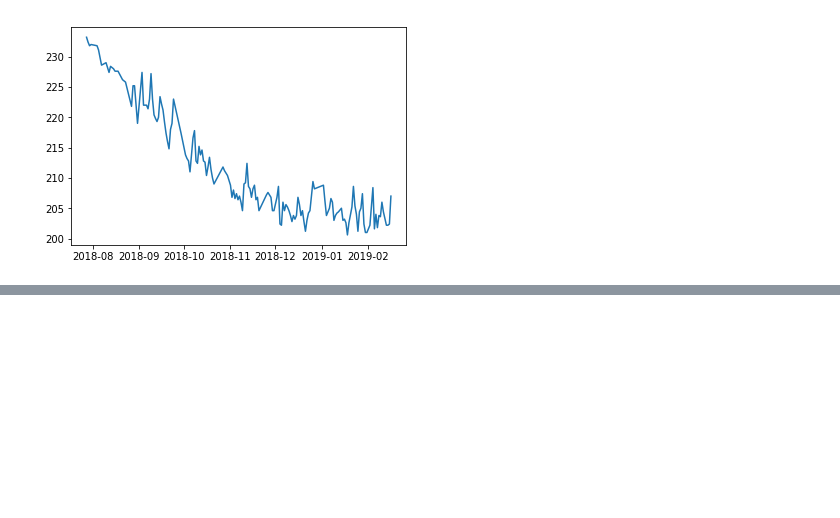
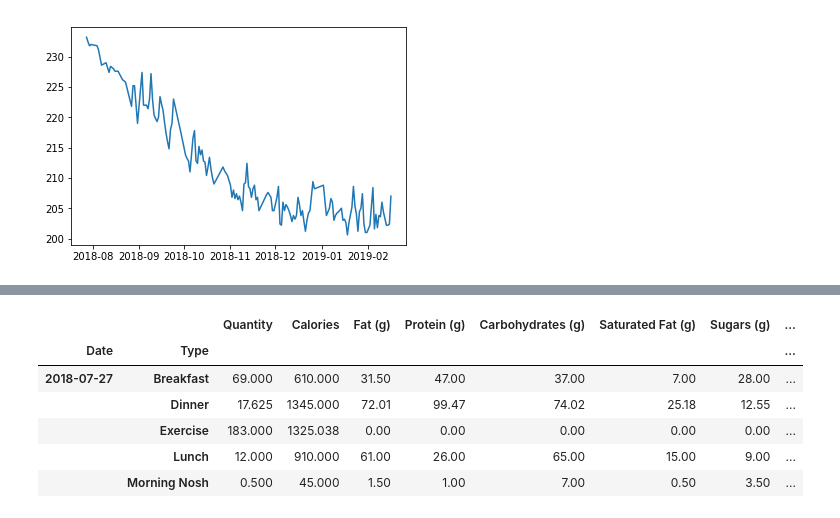
Before and after one commit to arodriguez2018/nutrition_and_activity, a Jupyter notebook: Notebook_analysis.ipynb, the cells around one changed output, grey strips where cells are left out. Drawn from its saved outputs; the diff is of its cells as text; code cells hidden in the pictures; blank space fills up the shorter version.

```diff
--- a/Notebook_analysis.ipynb
+++ b/Notebook_analysis.ipynb
@@ -149,0 +148,17 @@ memory usage: 368.9+ KB
+# %%
+numeric_convert = ['Quantity',
+                  'Calories',
+                  'Fat (g)',
+                  'Protein (g)',
+                  'Carbohydrates (g)',
+                  'Saturated Fat (g)',
+                  'Sugars (g)',
+                  'Fiber (g)',
+                  'Cholesterol (mg)',
+                  'Sodium (mg)'
+                  ]
+
+finaldf[numeric_convert] = finaldf[numeric_convert].apply(pd.to_numeric, errors='coerce')
+
+#convert = ['API #', 'Gas', 'DT', 'Water', 'CP', 'Choke', 'TP', 'SLP']
+#df[convert] = df[convert].apply(pd.to_numeric, errors='coerce')
@@ -149,0 +186,16 @@ memory usage: 368.9+ KB
+# %%
+finaldf1 = finaldf.groupby([pd.Grouper(freq='D'), 'Type']).sum()
+
+# AVERAGE BY STOP FOR 7 DAY
+#df_daily_routeswa = df.groupby([pd.Grouper(freq='D'), 'Stop']).sum() # Groups numeric columns by Day then Area, have to use some sort of aggregation
+#ddr_gaswa = df_daily_routeswa.unstack('Stop')['Gas'] # Make column names the areas and filter out API / DT
+#ddr_gaswa['Total'] = ddr_gaswa.sum(axis=1) # Add a total column by adding across rows
+#t181202wa = ddr_gaswa.T
+# %% [output]
+|  |  | Quantity | Calories | Fat (g) | Protein (g) | Carbohydrates (g) | Saturated Fat (g) | Sugars (g) | ... |
+| Date | Type |  |  |  |  |  |  |  | ... |
+| 2018-07-27 | Breakfast | 69.000 | 610.000 | 31.50 | 47.00 | 37.00 | 7.00 | 28.00 | ... |
+|  | Dinner | 17.625 | 1345.000 | 72.01 | 99.47 | 74.02 | 25.18 | 12.55 | ... |
+|  | Exercise | 183.000 | 1325.038 | 0.00 | 0.00 | 0.00 | 0.00 | 0.00 | ... |
+|  | Lunch | 12.000 | 910.000 | 61.00 | 26.00 | 65.00 | 15.00 | 9.00 | ... |
+|  | Morning Nosh | 0.500 | 45.000 | 1.50 | 1.00 | 7.00 | 0.50 | 3.50 | ... |
```
Also changed, not shown: parts of 14 cells of this notebook, 1 other file.
